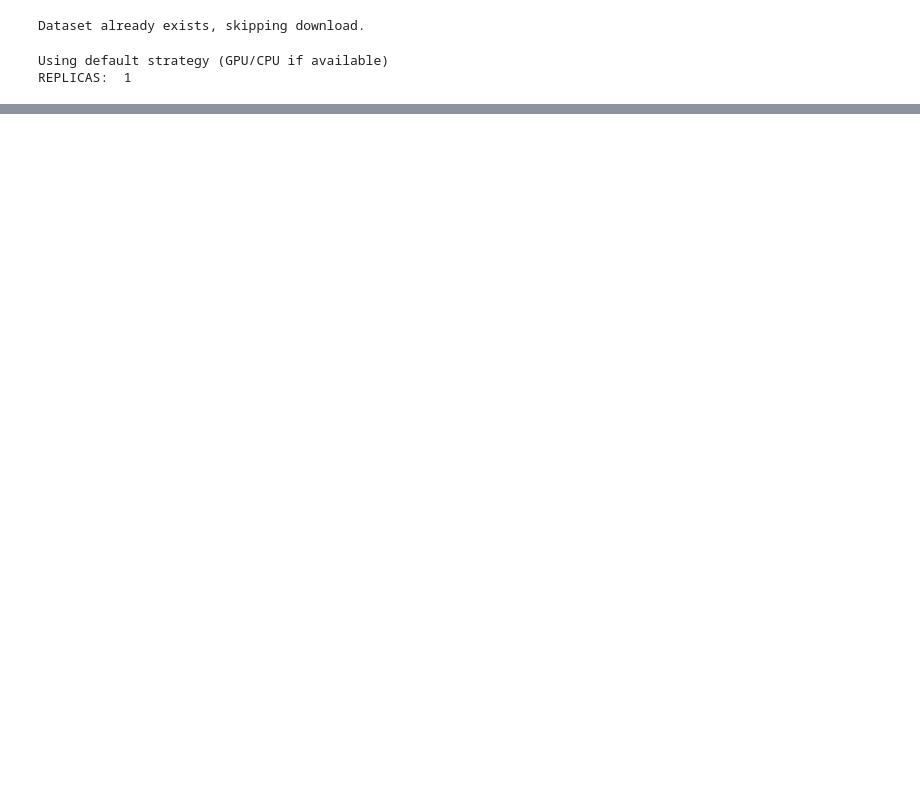
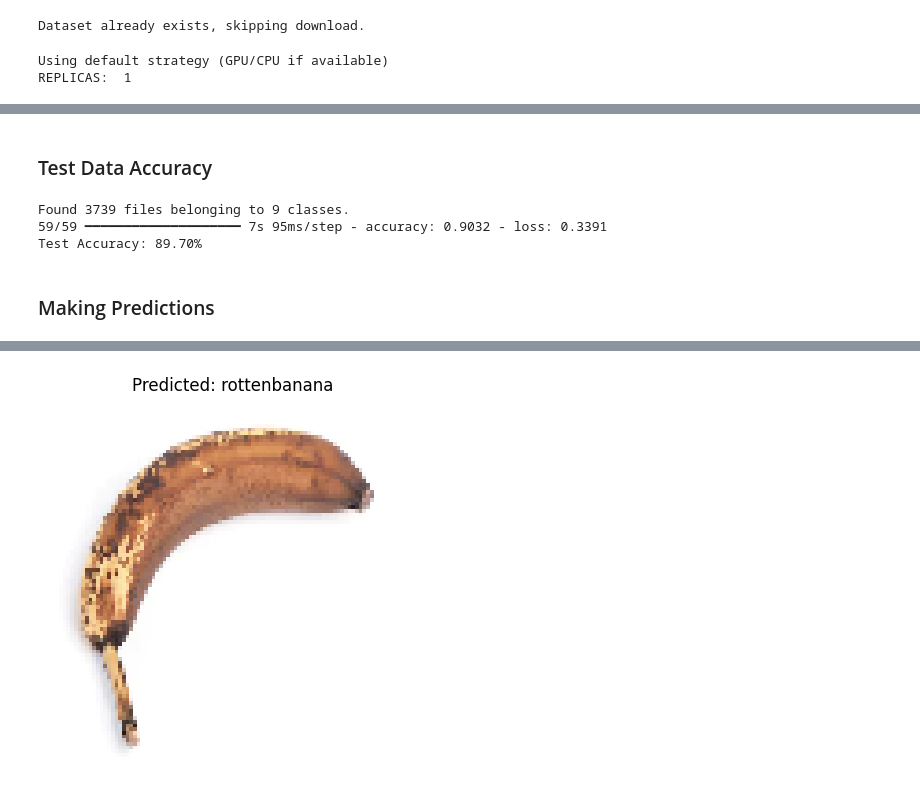
Before and after one commit to Harshilpatel2605/Fruit-Ripeness-Classifier, a Jupyter notebook: fruit_ripeness_classifier.ipynb, the cells around one changed output, grey strips where cells are left out. Saved outputs shown, nothing was run; the diff lists cells and outputs as text; code cells hidden in the pictures; blank space fills up the shorter version.

Commit message:
Making Predictions

```diff
--- a/fruit_ripeness_classifier.ipynb
+++ b/fruit_ripeness_classifier.ipynb
@@ -320,0 +311,54 @@ plt.show()
+# %% [markdown]
+### Test Data Accuracy
+# %%
+test_dataset = tf.keras.preprocessing.image_dataset_from_directory(
+    os.path.join(DATASET_TRAIN_PATH, "test"),
+    image_size=(100,100),
+    batch_size=64,
+    class_names=classes
+)
+
+# Normalize test images
+test_dataset = test_dataset.map(lambda x, y: (x/255.0, y))
+
+# accuracy on test data
+loss, acc = model.evaluate(test_dataset)
+print(f"Test Accuracy: {acc*100:.2f}%")
+# %% [output]
+Found 3739 files belonging to 9 classes.
+59/59 ━━━━━━━━━━━━━━━━━━━━ 7s 95ms/step - accuracy: 0.9032 - loss: 0.3391
+Test Accuracy: 89.70%
+# %% [markdown]
+### Making Predictions
+# %%
+import random
+import numpy as np
+from tensorflow.keras.preprocessing import image
+import matplotlib.pyplot as plt
+import os
+
+TEST_PATH = RAW_TRAIN_PATH.replace("train", "test")
+
+# Picking a random class
+cls = random.choice(classes)
+cls_path = os.path.join(TEST_PATH, cls)
+
+# Picking a random image from that folder
+img_file = random.choice(os.listdir(cls_path))
+img_path = os.path.join(cls_path, img_file)
+
+# Load & preprocess the image
+img = image.load_img(img_path, target_size=(100,100))
+img_array = image.img_to_array(img) / 255.0
+img_array = np.expand_dims(img_array, axis=0)  # add batch dimension
+
+# Predict
+pred = model.predict(img_array)
+pred_class = classes[np.argmax(pred)]
+
+# Show the image with prediction
+plt.imshow(img)
+plt.title(f"Predicted: {pred_class}")
+plt.axis("off")
+plt.show()
+# %% [output]
@@ -320,0 +366 @@ plt.show()
+[figure, added]
```
Also changed, not shown: parts of 18 cells of this notebook.
